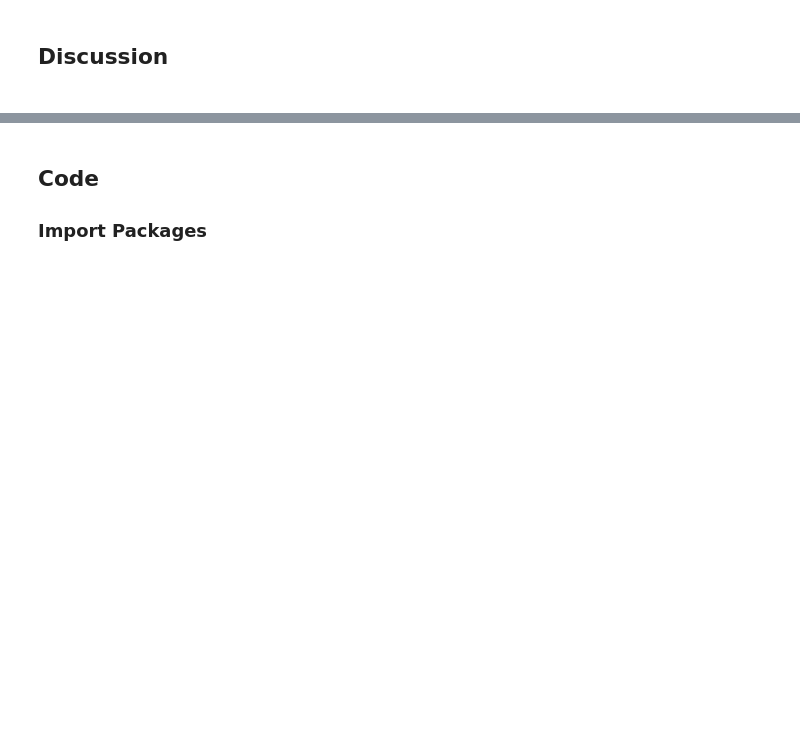
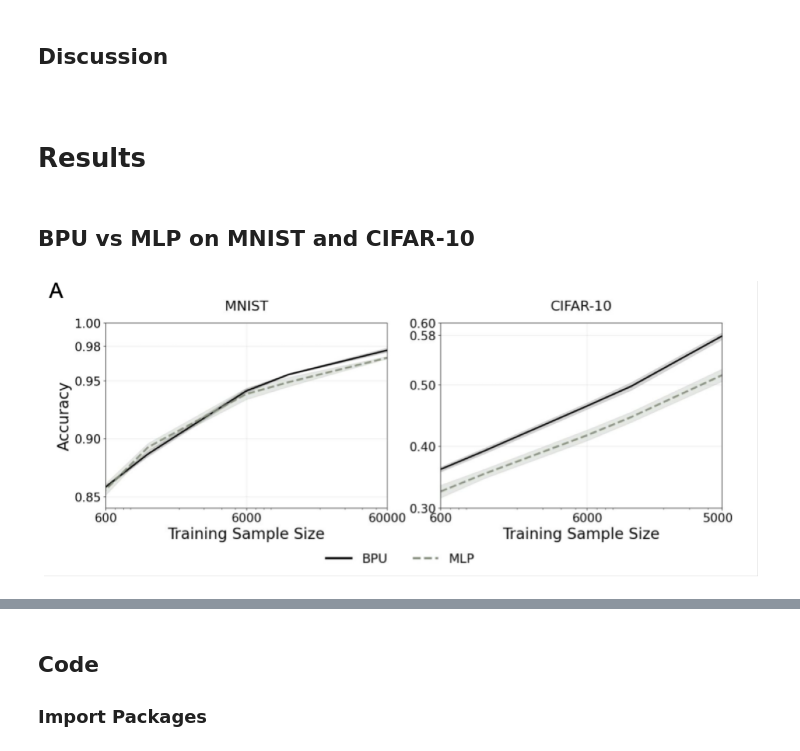
Before and after one commit to alexarXu/TNN_Image_Chess, a Jupyter notebook: notebooks/BPU_MLP_image.ipynb, the cells around one changed output, grey strips where cells are left out. Saved outputs shown, nothing was run; the diff lists cells and outputs as text; code cells hidden in the pictures; blank space fills up the shorter version.

Commit message:
finalize the image task notebooks

```diff
--- a/notebooks/BPU_MLP_image.ipynb
+++ b/notebooks/BPU_MLP_image.ipynb
@@ -21,3 +21,23 @@ See more in the training section.
 ## Discussion
 
 ###
+# %% [markdown]
+# Results
+# %% [markdown]
+## BPU vs MLP on MNIST and CIFAR-10
+# %%
+import matplotlib.pyplot as plt
+import matplotlib.image as mpimg
+import os
+
+PROJECT_ROOT = os.path.abspath(os.path.join(os.getcwd(), '..') if os.path.basename(os.getcwd()) == 'notebooks' else os.getcwd())
+img_path = os.path.join(PROJECT_ROOT, "results", "Fig_BPUvsMLP.png")
+
+img = mpimg.imread(img_path)
+plt.figure(figsize=(12, 8))
+plt.imshow(img)
+plt.axis("off")
+plt.tight_layout()
+plt.show()
+# %% [output]
+[figure, added]
```
Also changed, not shown: parts of 7 cells of this notebook, 4 other files.
